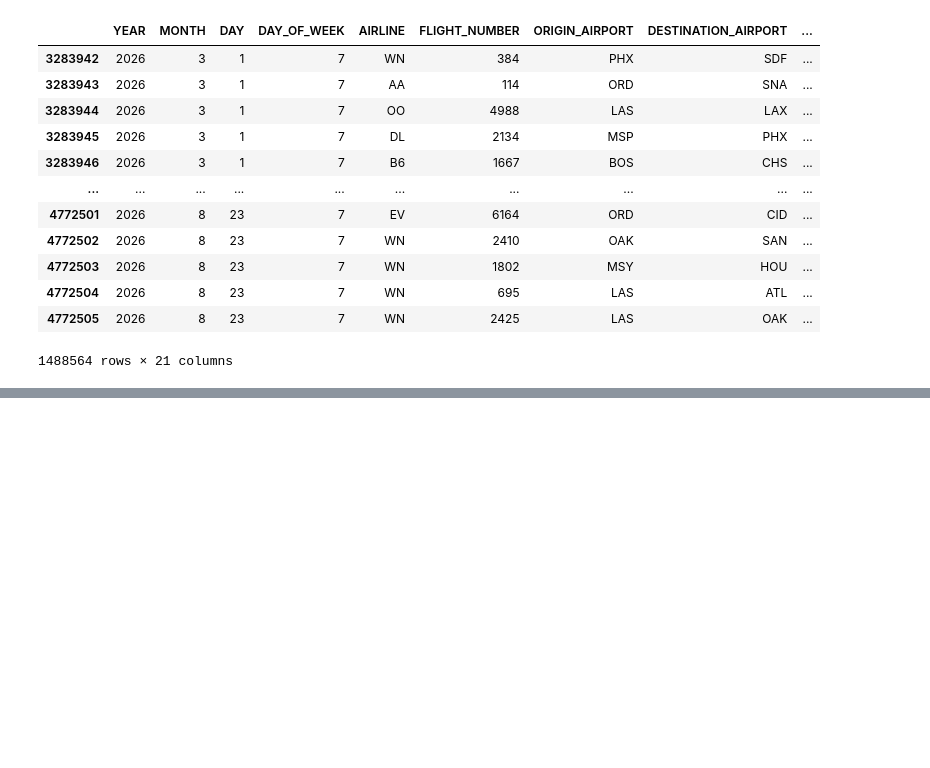
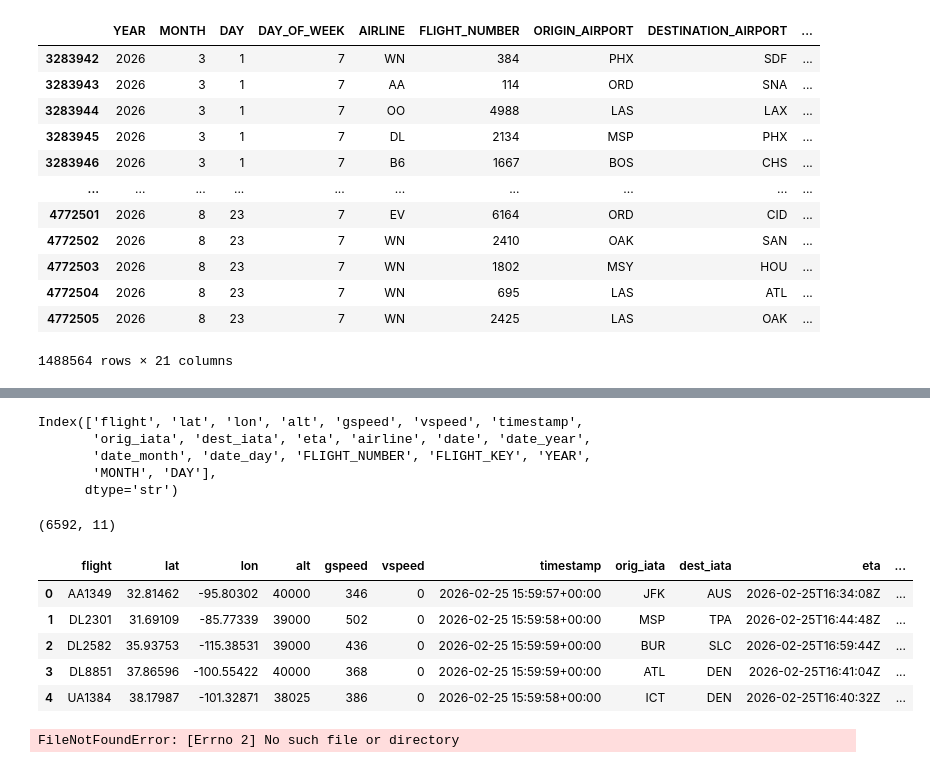
Before and after one commit to lorenzo-marranini/SkyGraphProject, a Jupyter notebook: python/data-exploration.ipynb, the cells around one changed output, grey strips where cells are left out. Cells and saved outputs as stored; diff of their text form; code cells hidden in the pictures; blank space fills up the shorter version.

```diff
--- a/python/data-exploration.ipynb
+++ b/python/data-exploration.ipynb
@@ -410,0 +480,34 @@ flights.query("YEAR == 2026 and MONTH > 2")
+# %%
+test = logs.merge(
+    flights[['FLIGHT_NUMBER', 'FLIGHT_KEY', 'YEAR', 'MONTH', 'DAY']],
+    left_on=['flight', 'date_year', 'date_month', 'date_day'],
+    right_on=['FLIGHT_NUMBER', 'YEAR', 'MONTH', 'DAY'],
+    how='left'
+)
+# %%
+test.columns
+# %% [output]
+Index(['flight', 'lat', 'lon', 'alt', 'gspeed', 'vspeed', 'timestamp',
+       'orig_iata', 'dest_iata', 'eta', 'airline', 'date', 'date_year',
+       'date_month', 'date_day', 'FLIGHT_NUMBER', 'FLIGHT_KEY', 'YEAR',
+       'MONTH', 'DAY'],
+      dtype='str')
+# %%
+test.drop(columns=['airline', 'date', 'date_year', 'date_month', 'date_day', 'FLIGHT_NUMBER', 'YEAR', 'MONTH', 'DAY'], inplace=True)
+# %%
+test.rename(columns={'FLIGHT_KEY': 'flight_key'}, inplace=True)
+# %%
+test.drop_duplicates(inplace=True)
+# %%
+test.shape
+# %% [output]
+(6592, 11)
+# %%
+test.head()
+# %% [output]
+|  | flight | lat | lon | alt | gspeed | vspeed | timestamp | orig_iata | dest_iata | eta | ... |
+| 0 | AA1349 | 32.81462 | -95.80302 | 40000 | 346 | 0 | 2026-02-25 15:59:57+00:00 | JFK | AUS | 2026-02-25T16:34:08Z | ... |
+| 1 | DL2301 | 31.69109 | -85.77339 | 39000 | 502 | 0 | 2026-02-25 15:59:58+00:00 | MSP | TPA | 2026-02-25T16:44:48Z | ... |
+| 2 | DL2582 | 35.93753 | -115.38531 | 39000 | 436 | 0 | 2026-02-25 15:59:59+00:00 | BUR | SLC | 2026-02-25T16:59:44Z | ... |
+| 3 | DL8851 | 37.86596 | -100.55422 | 40000 | 368 | 0 | 2026-02-25 15:59:59+00:00 | ATL | DEN | 2026-02-25T16:41:04Z | ... |
+| 4 | UA1384 | 38.17987 | -101.32871 | 38025 | 386 | 0 | 2026-02-25 15:59:58+00:00 | ICT | DEN | 2026-02-25T16:40:32Z | ... |
@@ -410,0 +518,5 @@ flights.query("YEAR == 2026 and MONTH > 2")
+# %%
+current_directory = os.getcwd()
+print(current_directory)
+# %% [output]
+FileNotFoundError: [Errno 2] No such file or directory
```
Also changed, not shown: parts of 17 cells of this notebook, 5 other files.
